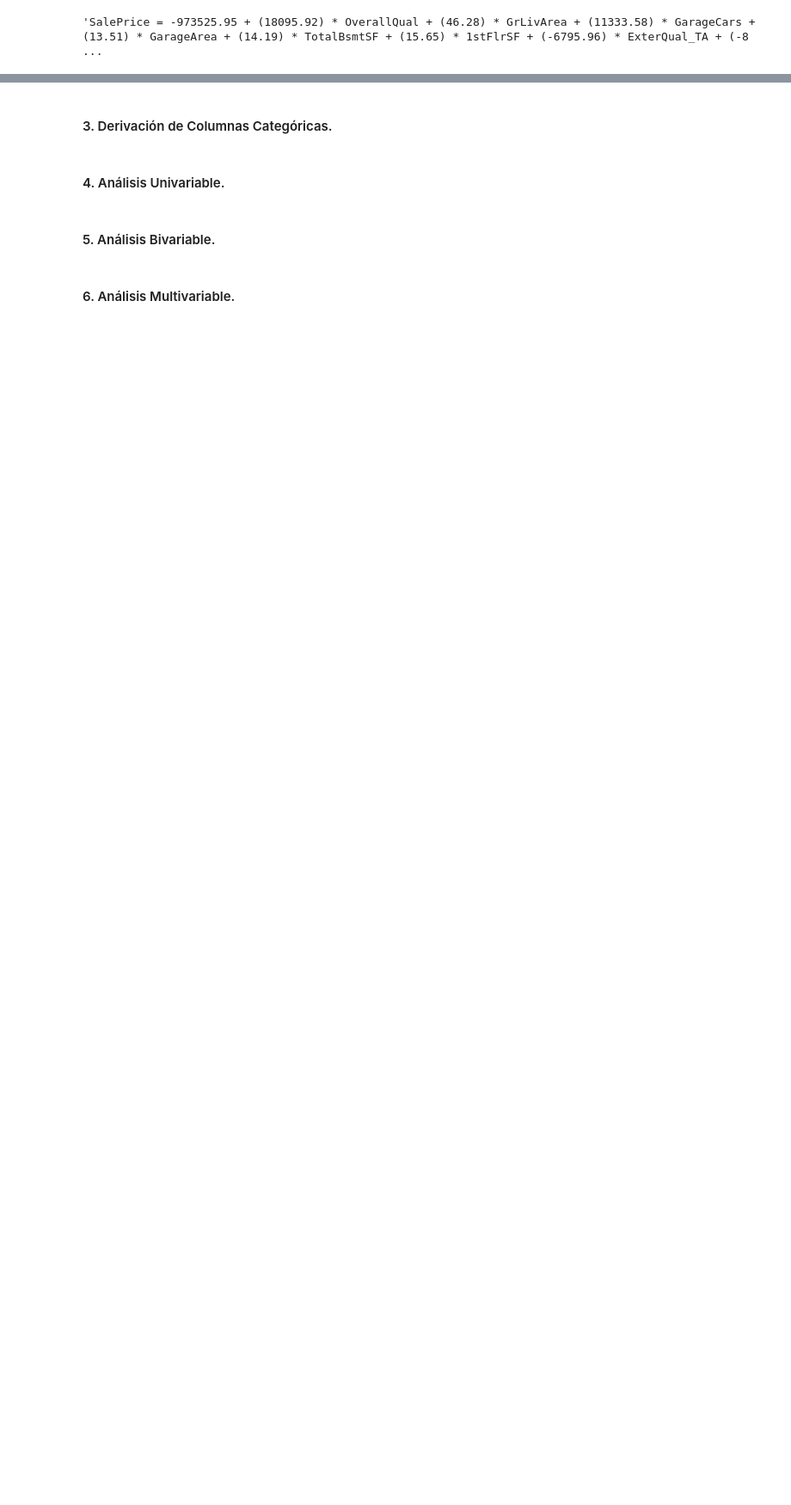
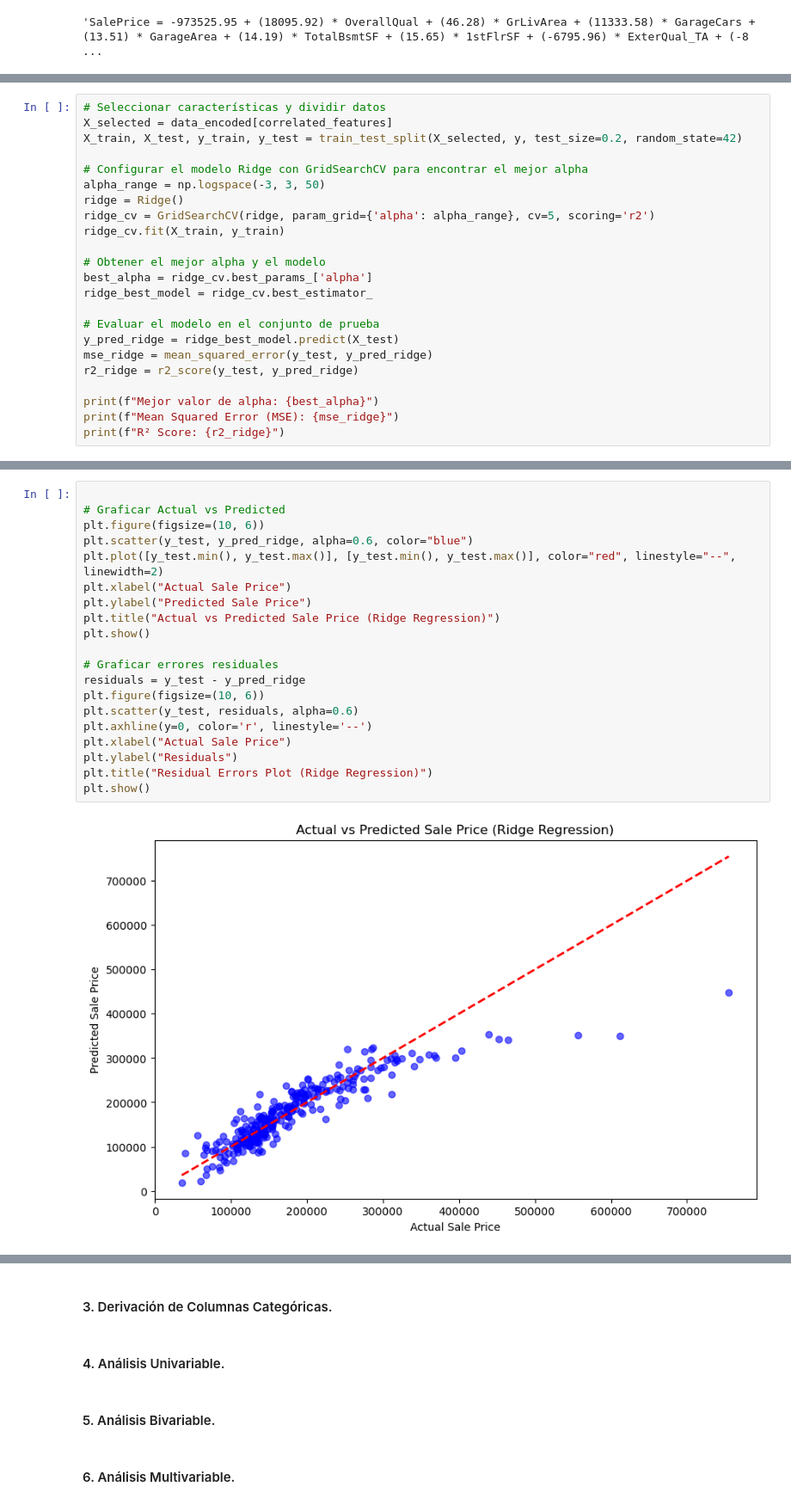
Before and after one commit to Grupo-A-Regression-and-Regularization/proyecto-1-regresion-avanzada, a Jupyter notebook: Proyecto - Regresión avanzada.ipynb, the cells around one changed output, grey strips where cells are left out. Shown at 86% size. Cells and saved outputs as stored; diff of their text form; blank space fills up the shorter version.

```diff
--- a/Proyecto - Regresión avanzada.ipynb
+++ b/Proyecto - Regresión avanzada.ipynb
@@ -275,0 +295,23 @@ equation
+# %%
+# Seleccionar características y dividir datos
+X_selected = data_encoded[correlated_features]
+X_train, X_test, y_train, y_test = train_test_split(X_selected, y, test_size=0.2, random_state=42)
+
+# Configurar el modelo Ridge con GridSearchCV para encontrar el mejor alpha
+alpha_range = np.logspace(-3, 3, 50)
+ridge = Ridge()
+ridge_cv = GridSearchCV(ridge, param_grid={'alpha': alpha_range}, cv=5, scoring='r2')
+ridge_cv.fit(X_train, y_train)
+
+# Obtener el mejor alpha y el modelo
+best_alpha = ridge_cv.best_params_['alpha']
+ridge_best_model = ridge_cv.best_estimator_
+
+# Evaluar el modelo en el conjunto de prueba
+y_pred_ridge = ridge_best_model.predict(X_test)
+mse_ridge = mean_squared_error(y_test, y_pred_ridge)
+r2_ridge = r2_score(y_test, y_pred_ridge)
+
+print(f"Mejor valor de alpha: {best_alpha}")
+print(f"Mean Squared Error (MSE): {mse_ridge}")
+print(f"R² Score: {r2_ridge}")
@@ -275,0 +322,22 @@ equation
+# %%
+
+# Graficar Actual vs Predicted
+plt.figure(figsize=(10, 6))
+plt.scatter(y_test, y_pred_ridge, alpha=0.6, color="blue")
+plt.plot([y_test.min(), y_test.max()], [y_test.min(), y_test.max()], color="red", linestyle="--", linewidth=2)
+plt.xlabel("Actual Sale Price")
+plt.ylabel("Predicted Sale Price")
+plt.title("Actual vs Predicted Sale Price (Ridge Regression)")
+plt.show()
+
+# Graficar errores residuales
+residuals = y_test - y_pred_ridge
+plt.figure(figsize=(10, 6))
+plt.scatter(y_test, residuals, alpha=0.6)
+plt.axhline(y=0, color='r', linestyle='--')
+plt.xlabel("Actual Sale Price")
+plt.ylabel("Residuals")
+plt.title("Residual Errors Plot (Ridge Regression)")
+plt.show()
+# %% [output]
+[figure, added]
```
Also changed, not shown: parts of 6 cells of this notebook.
